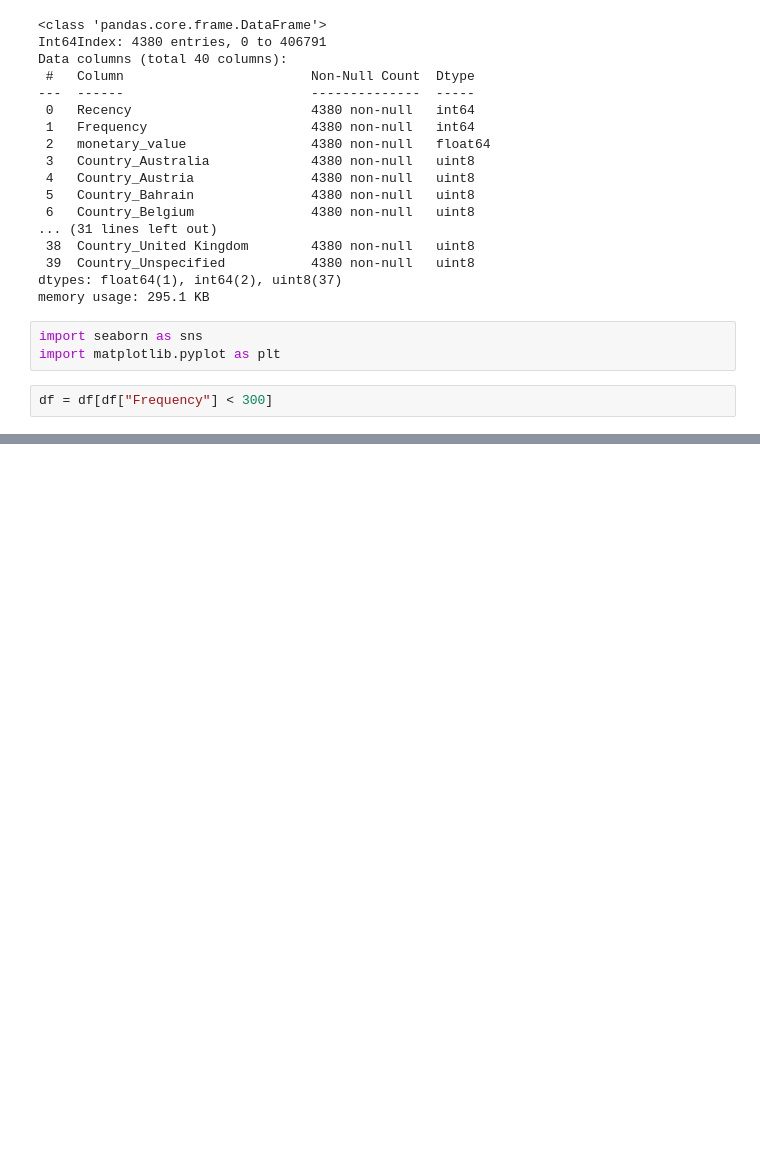
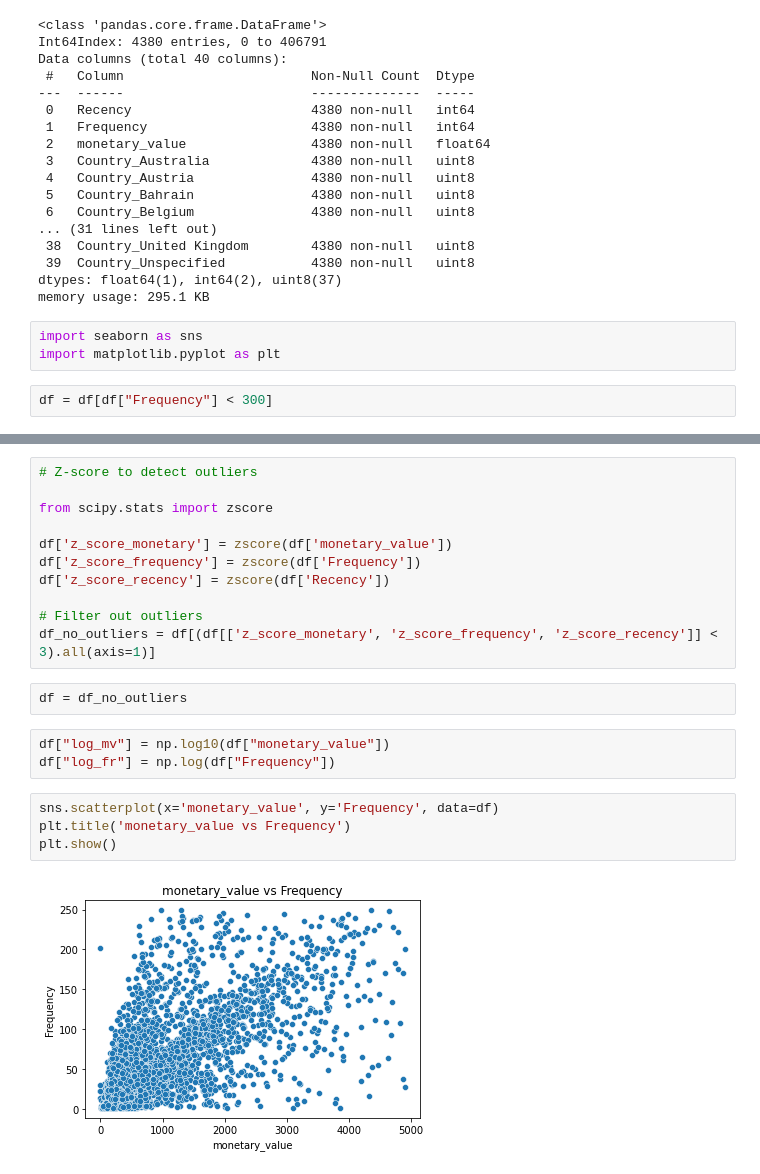
Before and after one commit to NehuenVill/Customer-Segmentation-with-Machine-Learning, a Jupyter notebook: notebooks/02_exploration.ipynb, the cells around one changed output, grey strips where cells are left out. Drawn from its saved outputs; the diff is of its cells as text; blank space fills up the shorter version.

```diff
--- a/notebooks/02_exploration.ipynb
+++ b/notebooks/02_exploration.ipynb
@@ -208,0 +235,22 @@ KeyError: 0
+# %%
+# Z-score to detect outliers
+
+from scipy.stats import zscore
+
+df['z_score_monetary'] = zscore(df['monetary_value'])
+df['z_score_frequency'] = zscore(df['Frequency'])
+df['z_score_recency'] = zscore(df['Recency'])
+
+# Filter out outliers
+df_no_outliers = df[(df[['z_score_monetary', 'z_score_frequency', 'z_score_recency']] < 3).all(axis=1)]
+# %%
+df = df_no_outliers
+# %%
+df["log_mv"] = np.log10(df["monetary_value"])
+df["log_fr"] = np.log(df["Frequency"])
+# %%
+sns.scatterplot(x='monetary_value', y='Frequency', data=df)
+plt.title('monetary_value vs Frequency')
+plt.show()
+# %% [output]
+[figure, added]
```
Also changed, not shown: parts of 13 cells of this notebook.
